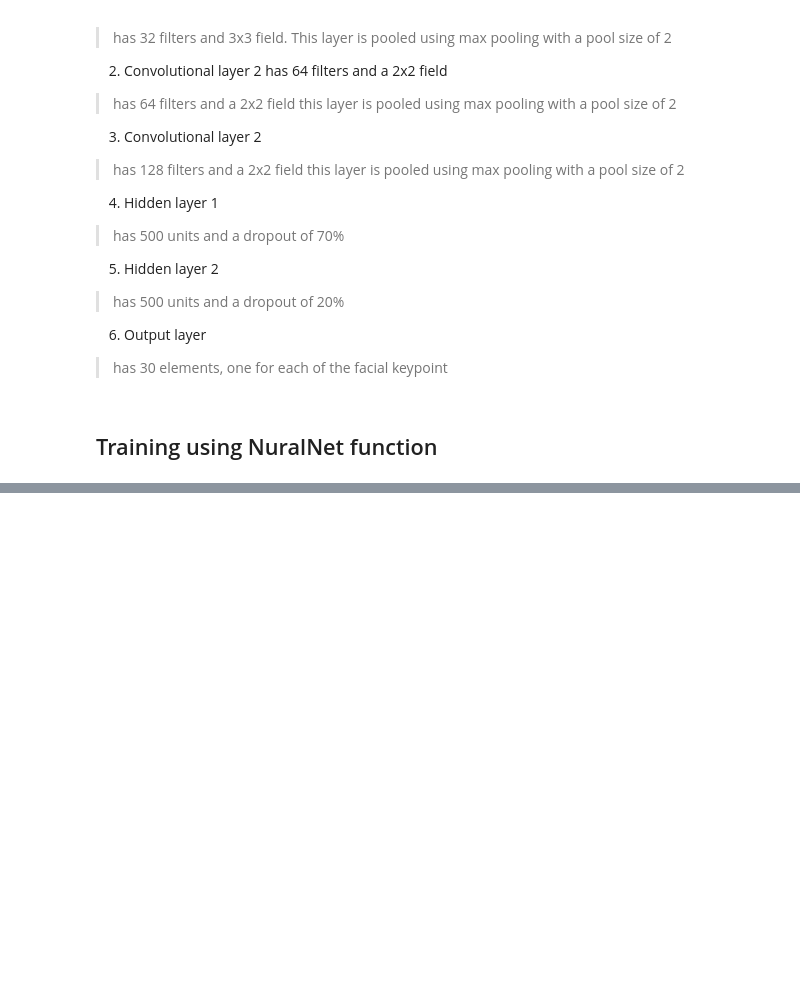
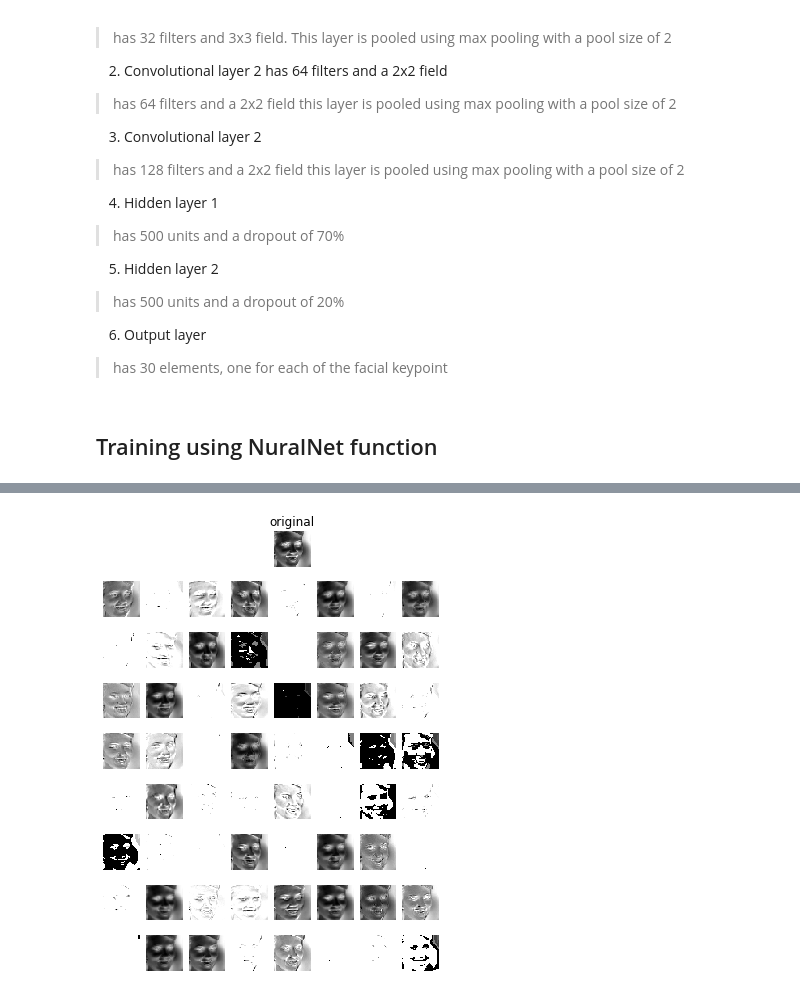
Before and after one commit to sujoyganguly1/Neural-Net-Tests, a Jupyter notebook: Facial.Key.Point.ipynb, the cells around one changed output, grey strips where cells are left out. Drawn from its saved outputs; the diff is of its cells as text; code cells hidden in the pictures; blank space fills up the shorter version.

```diff
--- a/Facial.Key.Point.ipynb
+++ b/Facial.Key.Point.ipynb
@@ -216,0 +247,5 @@ plt.ylabel("loss")
+# %%
+x = dataset['train']['X'][12:13]
+# %%
+plot_conv_activity(net.layers_[3], x)
+# %% [output]
@@ -216,0 +253 @@ plt.ylabel("loss")
+[figure, added]
```
Also changed, not shown: parts of 7 cells of this notebook.
